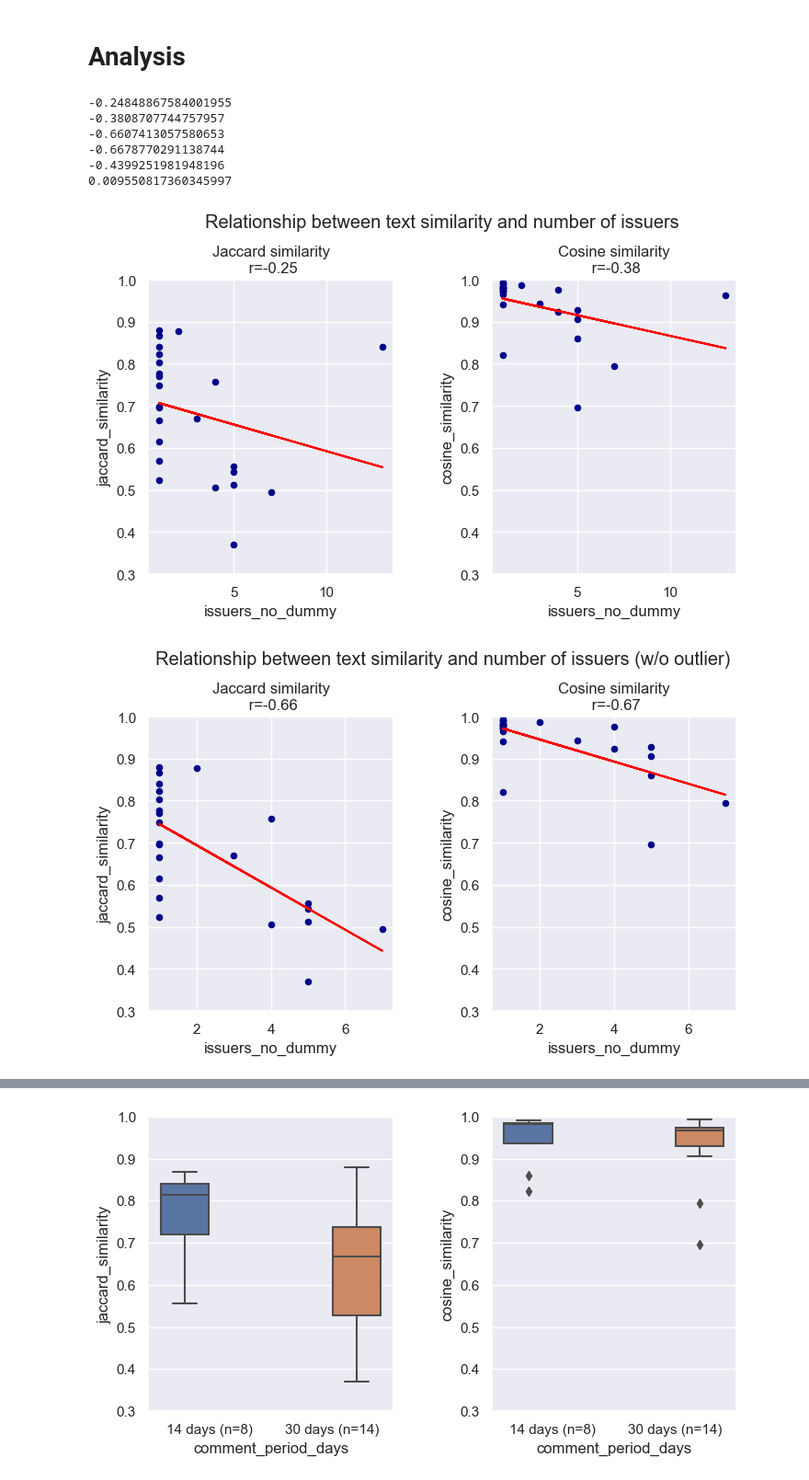
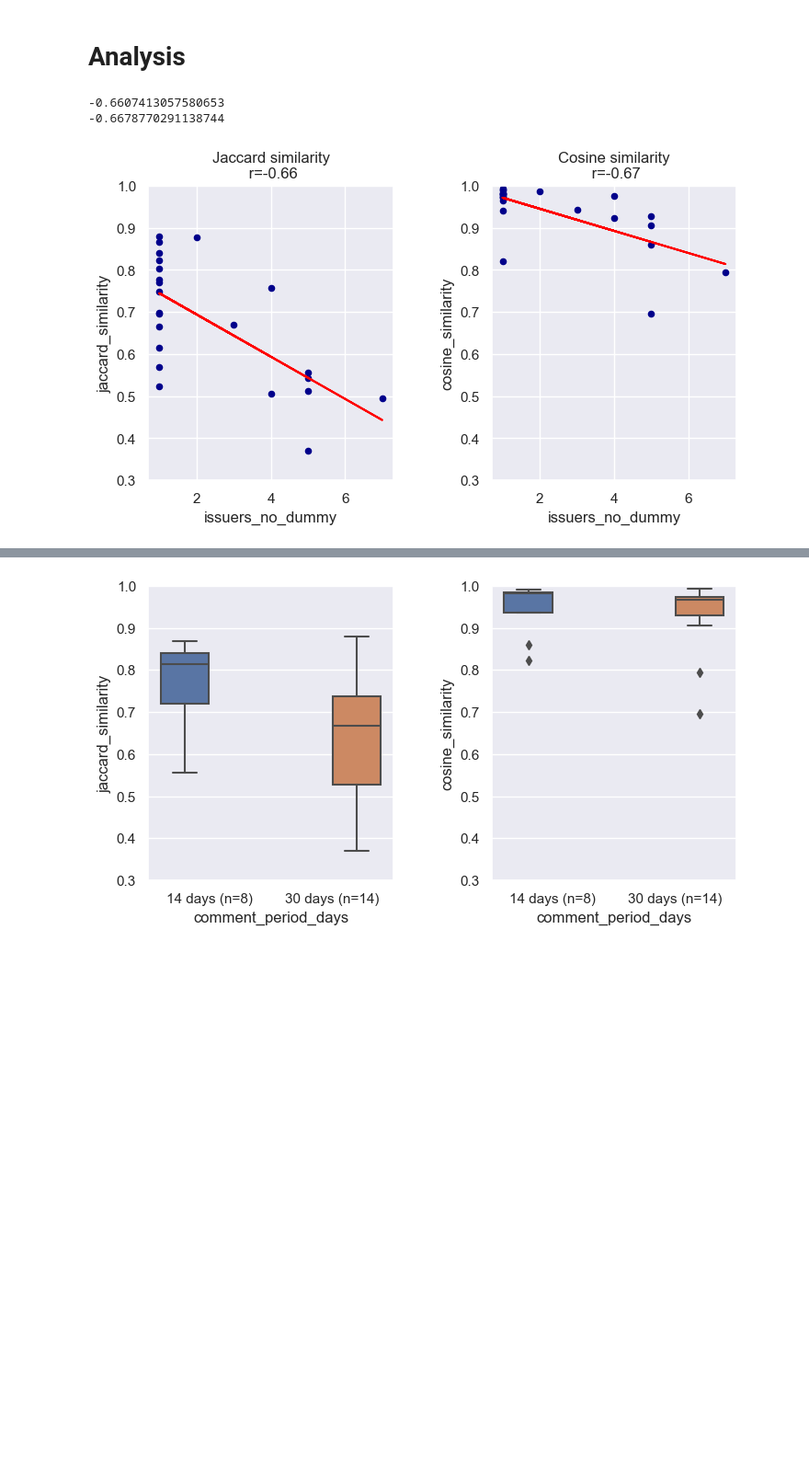
Before and after one commit to zongtihuoguoguan/CAC-Policy-Consultation-2024, a Jupyter notebook: CIRC_Analysis.ipynb, the cells around one changed output, grey strips where cells are left out. Shown at 92% size. Cells and saved outputs as stored; diff of their text form; code cells hidden in the pictures; blank space fills up the shorter version.

```diff
--- a/CIRC_Analysis.ipynb
+++ b/CIRC_Analysis.ipynb
@@ -37,9 +41,13 @@ def jaccard_similarity(set1, set2):
 def get_cosine_similarity(documents):
 
     def clean_text(text):
-        jieba_stop_words = ['的', '了', '和', '是', '就', '都', '而', '及', '與',
-                            '著', '或', '一個', '沒有', '我們', '你們', '妳們',
-                            '他們', '她們', '是否']
+        """
+        cleans text, removes basic stopwords
+
+
+        """
+        jieba_stop_words = ['的', '了', '和', '是', '就', '都', '而', '及', '与',
+                            '者', '或', '一个', '没有', '我们', '你们', '是否']
         sentence = [re.sub ("\/", "_", str (item)) for item in pseg.cut(text)]
         sentence = [word for word in sentence if not re.search ("_ns|_x|_m", word)] #exclude place names, non-morphemes, measures
         sentence = [word for word in sentence if not word in jieba_stop_words]
@@ -106,7 +114,7 @@ import matplotlib
 import math
 from sklearn.linear_model import LinearRegression
 
-matplotlib.rcParams['figure.figsize'] = [8, 4]
+#matplotlib.rcParams['figure.figsize'] = [8, 4]
 
 def similarity_scatterplots(df, x, title, remove_outlier=False):
     sim_types = ["jaccard_similarity", "cosine_similarity"]
@@ -120,7 +128,8 @@ def similarity_scatterplots(df, x, title, remove_outlier=False):
         return math.floor(n * multiplier + 0.5) / multiplier
 
     fig, axes = plt.subplots(1, len(sim_types))
-    fig.suptitle(title)
+    fig.tight_layout()
+    #fig.suptitle(title)
     plt.subplots_adjust(left=0.1,
                     bottom=0,
                     right=0.9,
@@ -132,38 +141,35 @@ def similarity_scatterplots(df, x, title, remove_outlier=False):
 
 
         r = np.corrcoef(df[x], df[sim_types[count]])[0,1]
         print(r)
         r = round_half_up(r, 2)
 
         ax = df.plot.scatter(x=x,
                           y=sim_types[count],
                           c='DarkBlue',
                           ax=axes[count])
 
 
         X = df[x].values.reshape(-1, 1)
         Y = df[sim_types[count]].values.reshape(-1, 1)
 
         linear_regressor = LinearRegression()
         linear_regressor.fit(X, Y)
         Y_pred = linear_regressor.predict(X)
 
         ax.plot(df[x], Y_pred, color='red')
 
 
         ax.set_ylim([0.3, 1])
         ax.set_title(sim_labels[count] + f"\n r={str(r)}")
         count += 1
 
-similarity_scatterplots(df_comments, "issuers_no_dummy", "Relationship between text similarity and number of issuers")
+matplotlib.rcParams['figure.figsize'] = [8, 4]
+#similarity_scatterplots(df_comments, "issuers_no_dummy", "Relationship between text similarity and number of issuers")
 similarity_scatterplots(df_comments, "issuers_no_dummy", "Relationship between text similarity and number of issuers (w/o outlier)", remove_outlier=True)
-similarity_scatterplots(df_comments, "time_to_pub", "Relationship between text similarity and time to publication")
+plt.savefig('Fig_7.tiff', dpi=1200, format="tiff", pil_kwargs={"compression": "tiff_lzw"}, bbox_inches='tight')
+#similarity_scatterplots(df_comments, "time_to_pub", "Relationship between text similarity and time to publication")
 # %% [output]
--0.24848867584001955
--0.3808707744757957
 -0.6607413057580653
 -0.6678770291138744
--0.4399251981948196
-0.009550817360345997
-[figure, old version]
+[figure, new version]
-[figure, removed]
```
Also changed, not shown: parts of 8 cells of this notebook, 13 other files.
